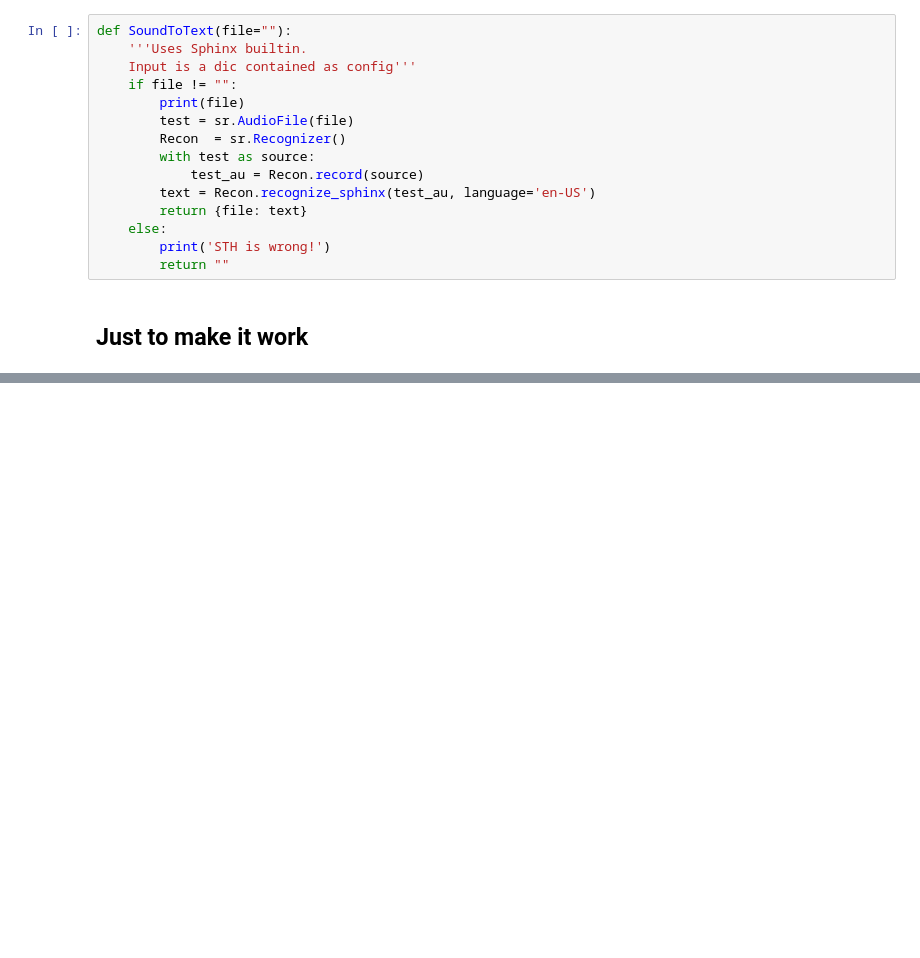
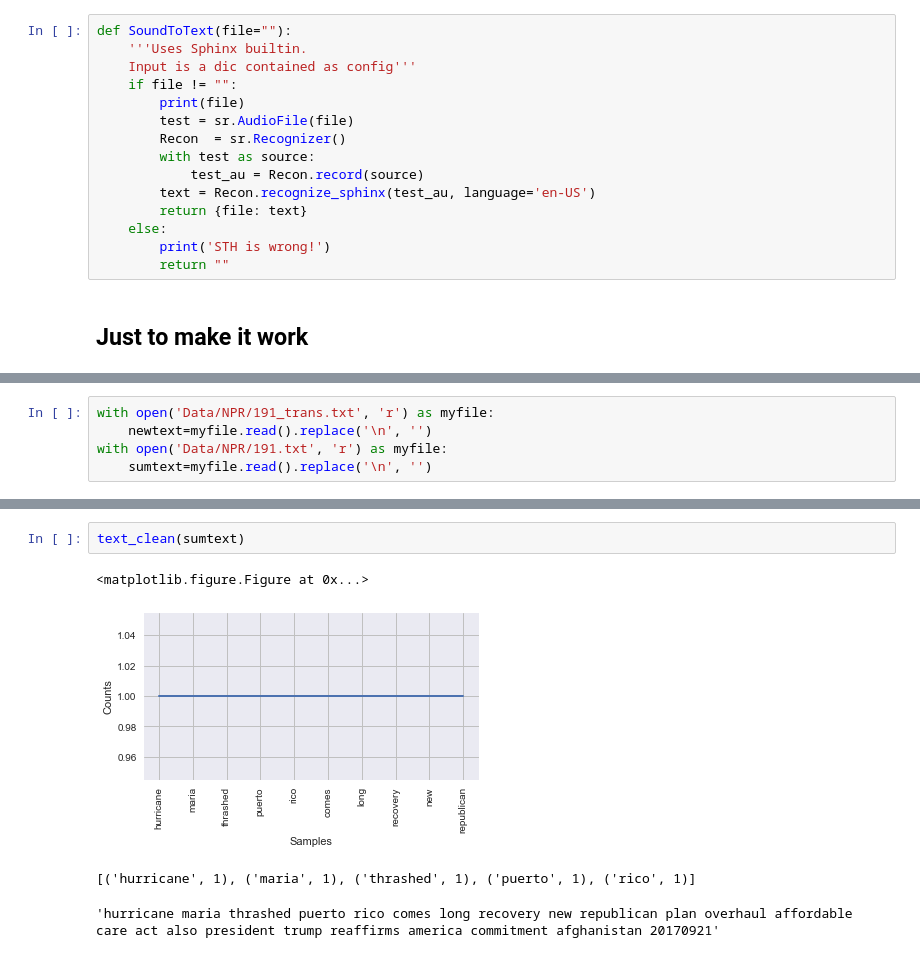
Before and after one commit to tongbaojia/Insight, a Jupyter notebook: Project/Jun8_MVPProcessing.ipynb, the cells around one changed output, grey strips where cells are left out. Drawn from its saved outputs; the diff is of its cells as text; blank space fills up the shorter version.

```diff
--- a/Project/Jun8_MVPProcessing.ipynb
+++ b/Project/Jun8_MVPProcessing.ipynb
@@ -135,0 +143,5 @@ to that couldn't be fine let alone it is a love of wear and fullprogress is the
+# %%
+with open('Data/NPR/191_trans.txt', 'r') as myfile:
+    newtext=myfile.read().replace('\n', '')
+with open('Data/NPR/191.txt', 'r') as myfile:
+    sumtext=myfile.read().replace('\n', '')
@@ -135,0 +158,7 @@ to that couldn't be fine let alone it is a love of wear and fullprogress is the
+# %%
+text_clean(sumtext)
+# %% [output]
+<matplotlib.figure.Figure at 0x...>
+[figure, added]
+[('hurricane', 1), ('maria', 1), ('thrashed', 1), ('puerto', 1), ('rico', 1)]
+'hurricane maria thrashed puerto rico comes long recovery new republican plan overhaul affordable care act also president trump reaffirms america commitment afghanistan 20170921'
```
Also changed, not shown: parts of 4 cells of this notebook, 7 other files.
